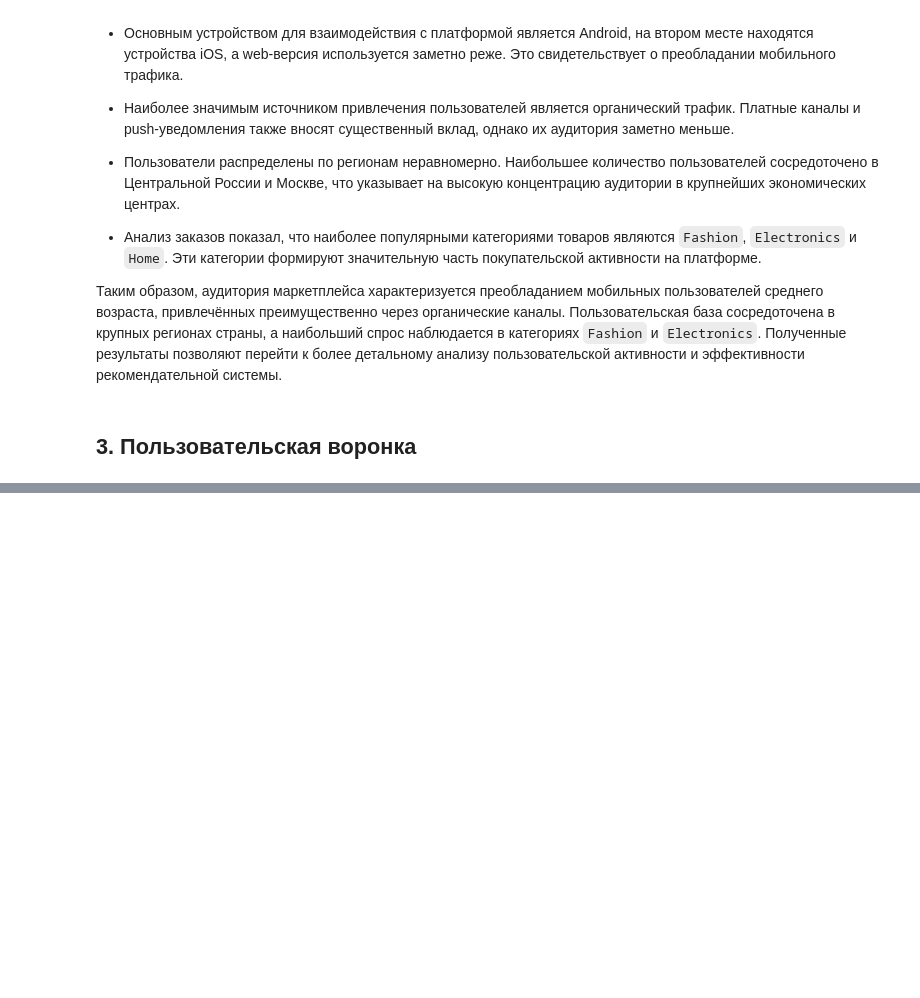
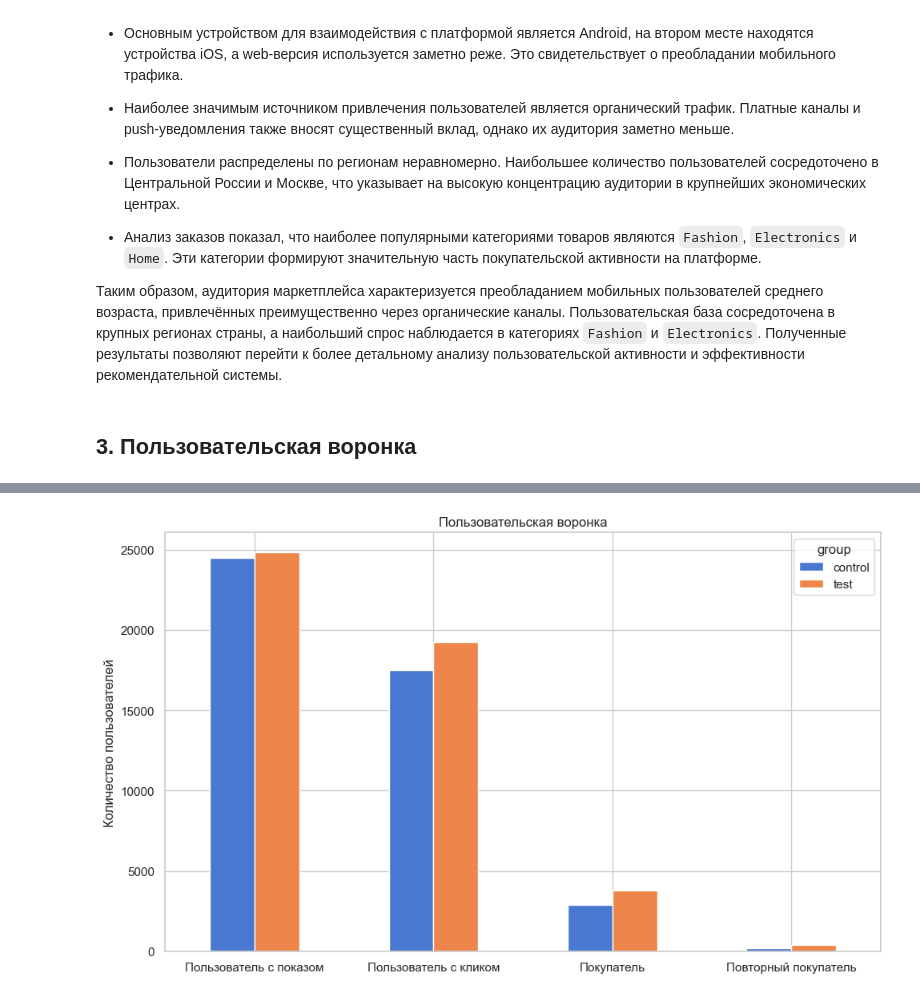
Before and after one commit to k0ist/The-Experts-Hackathon, a Jupyter notebook: The_Experts_Hackathon.ipynb, the cells around one changed output, grey strips where cells are left out. Cells and saved outputs as stored; diff of their text form; code cells hidden in the pictures; blank space fills up the shorter version.

```diff
--- a/The_Experts_Hackathon.ipynb
+++ b/The_Experts_Hackathon.ipynb
@@ -939,0 +1082,36 @@ Impression → Order: 0.70%
+# %%
+user_funnel = funnel_group[
+    [
+        "users_with_impression",
+        "users_with_click",
+        "buyers",
+        "repeat_buyers"
+    ]
+].T
+
+user_funnel.index = [
+    "Пользователь с показом",
+    "Пользователь с кликом",
+    "Покупатель",
+    "Повторный покупатель"
+]
+
+ax = user_funnel.plot(
+    kind="bar",
+    figsize=(10, 6)
+)
+
+ax.set_title(
+    "Пользовательская воронка"
+)
+
+ax.set_ylabel(
+    "Количество пользователей"
+)
+
+plt.xticks(rotation=0)
+
+plt.tight_layout()
+plt.show()
+# %% [output]
+[figure, added]
```
Also changed, not shown: parts of 17 cells of this notebook.
